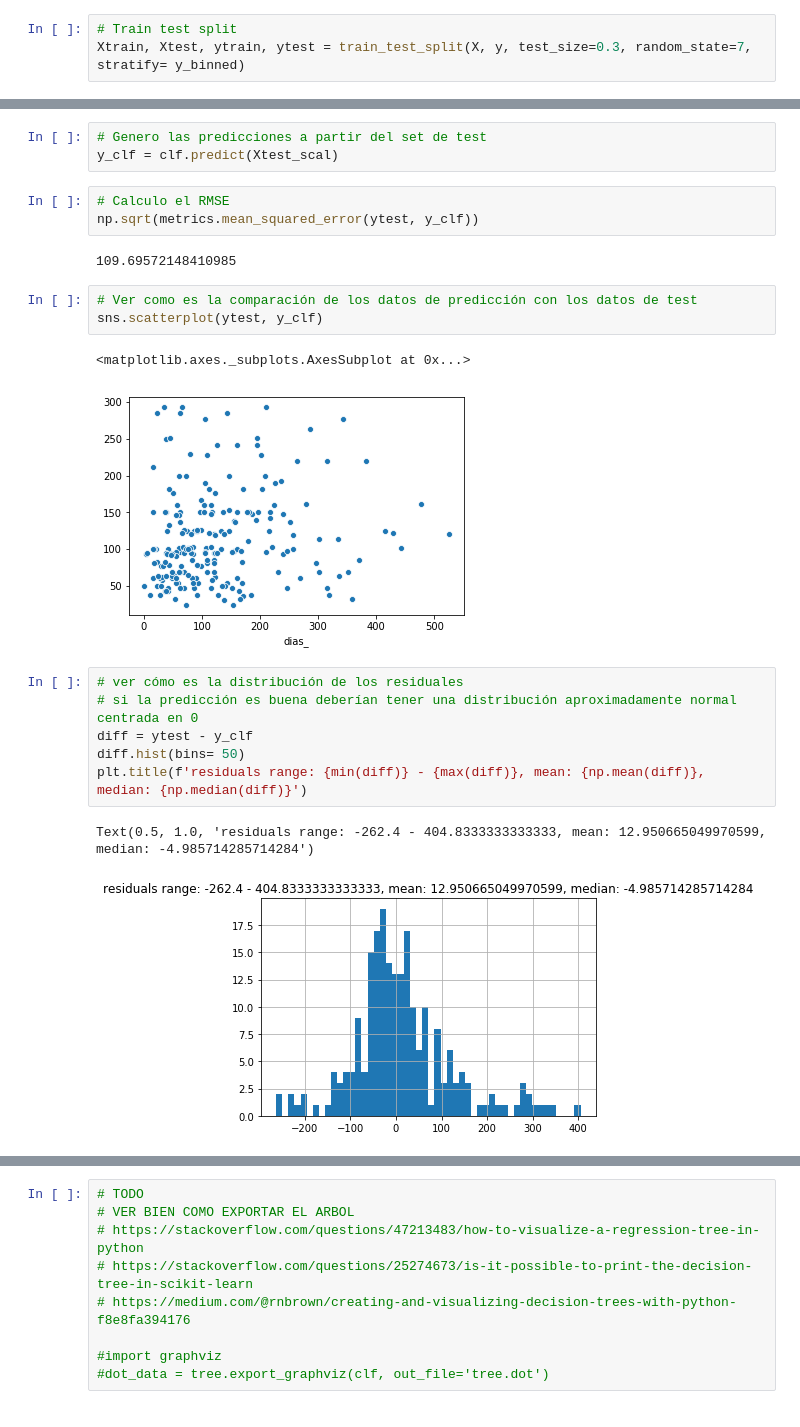
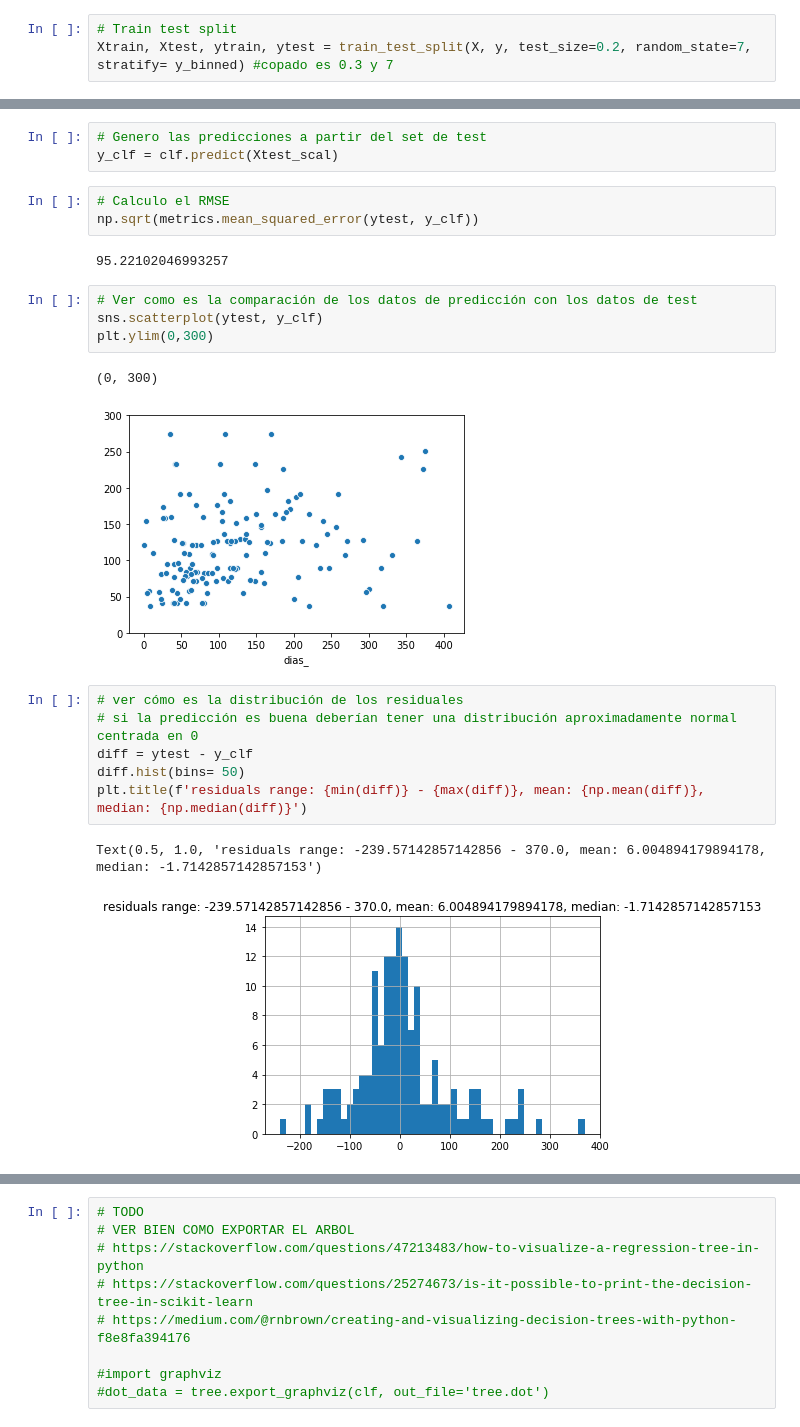
Before and after one commit to ilcarbo/robo_autos, a Jupyter notebook: tiempo_recu_final.ipynb, the cells around one changed output, grey strips where cells are left out. Saved outputs shown, nothing was run; the diff lists cells and outputs as text.

```diff
--- a/tiempo_recu_final.ipynb
+++ b/tiempo_recu_final.ipynb
@@ -272,7 +272,7 @@ bins = np.linspace(0, max(y)+ 1, 25)
 y_binned = np.digitize(y, bins)
 # %%
 # Train test split
-Xtrain, Xtest, ytrain, ytest = train_test_split(X, y, test_size=0.3, random_state=7, stratify= y_binned)
+Xtrain, Xtest, ytrain, ytest = train_test_split(X, y, test_size=0.2, random_state=7, stratify= y_binned) #copado es 0.3 y 7
 # %%
 # Escalo con el Xtrain
 scaler = preprocessing.StandardScaler().fit(Xtrain)
@@ -465,13 +465,14 @@ y_clf = clf.predict(Xtest_scal)
 # Calculo el RMSE
 np.sqrt(metrics.mean_squared_error(ytest, y_clf))
 # %% [output]
-109.69572148410985
+95.22102046993257
 # %%
 # Ver como es la comparación de los datos de predicción con los datos de test
 sns.scatterplot(ytest, y_clf)
+plt.ylim(0,300)
 # %% [output]
-<matplotlib.axes._subplots.AxesSubplot at 0x...>
+(0, 300)
-[figure, old version]
+[figure, new version]
 # %%
 # ver cómo es la distribución de los residuales
 # si la predicción es buena deberían tener una distribución aproximadamente normal centrada en 0
@@ -479,8 +480,8 @@ diff = ytest - y_clf
 diff.hist(bins= 50)
 plt.title(f'residuals range: {min(diff)} - {max(diff)}, mean: {np.mean(diff)}, median: {np.median(diff)}')
 # %% [output]
-Text(0.5, 1.0, 'residuals range: -262.4 - 404.8333333333333, mean: 12.950665049970599, median: -4.985714285714284')
+Text(0.5, 1.0, 'residuals range: -239.57142857142856 - 370.0, mean: 6.004894179894178, median: -1.7142857142857153')
-[figure, old version]
+[figure, new version]
 # %%
 # Ver como es el modelo realmente
 sns.scatterplot(range(1, ytest.shape[0]+ 1), ytest, color= 'r')
```
Also changed, not shown: parts of 12 cells of this notebook.
